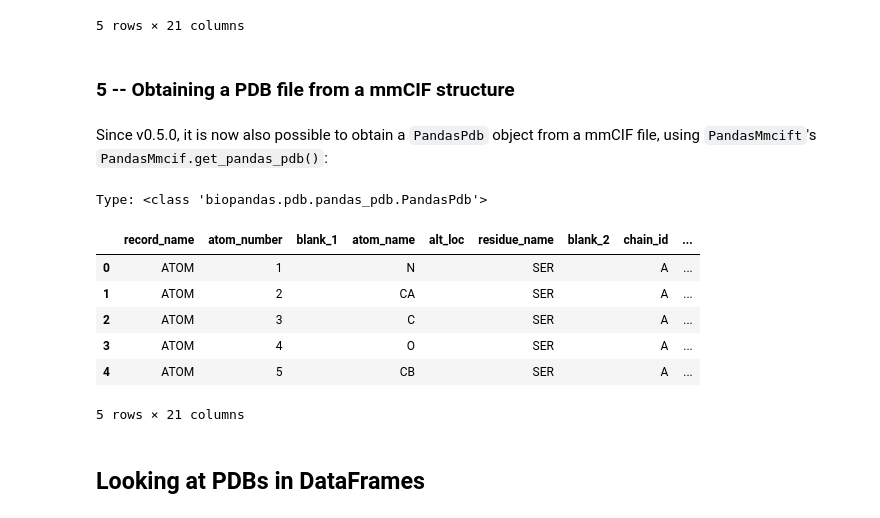
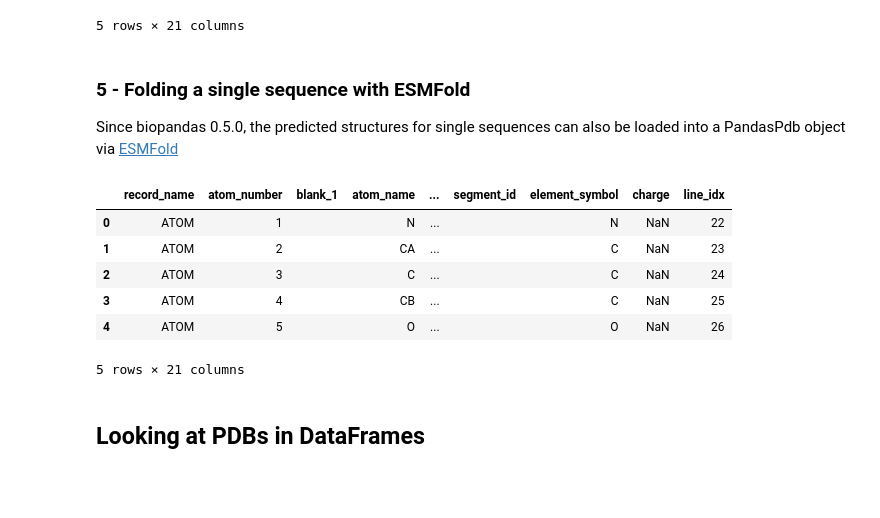
Before and after one commit to BioPandas/biopandas, a Jupyter notebook: docs/tutorials/Working_with_PDB_Structures_in_DataFrames.ipynb, the cells around one changed output. Cells and saved outputs as stored; diff of their text form; code cells hidden in the pictures; blank space fills up the shorter version.

Commit message:
add ESMFold usage to notebooks

```diff
--- a/docs/tutorials/Working_with_PDB_Structures_in_DataFrames.ipynb
+++ b/docs/tutorials/Working_with_PDB_Structures_in_DataFrames.ipynb
@@ -142,28 +145,23 @@ ppdb2.df['ATOM'].head()
 | 3 | ATOM | 4 |  | O | ... |  | O | NaN | 612 |
 | 4 | ATOM | 5 |  | CB | ... |  | C | NaN | 613 |
 5 rows × 21 columns
-# %% [markdown]
-### 5 -- Obtaining a PDB file from a mmCIF structure
-# %% [markdown]
-Since v0.5.0, it is now also possible to obtain a `PandasPdb` object from a mmCIF file, using `PandasMmcift`'s `PandasMmcif.get_pandas_pdb()`:
-# %%
-from biopandas.mmcif import PandasMmcif
-
-
-mmcif = PandasMmcif().fetch_mmcif("3EIY")
-pdb = mmcif.get_pandas_pdb()
-
-print("Type:", type(pdb))
-pdb.df["ATOM"].head()
-# %% [output]
-Type: <class 'biopandas.pdb.pandas_pdb.PandasPdb'>
-|  | record_name | atom_number | blank_1 | atom_name | alt_loc | residue_name | blank_2 | chain_id | ... |
-| 0 | ATOM | 1 |  | N |  | SER |  | A | ... |
-| 1 | ATOM | 2 |  | CA |  | SER |  | A | ... |
-| 2 | ATOM | 3 |  | C |  | SER |  | A | ... |
-| 3 | ATOM | 4 |  | O |  | SER |  | A | ... |
-| 4 | ATOM | 5 |  | CB |  | SER |  | A | ... |
-5 rows × 21 columns
+# %% [markdown]
+### 5 - Folding a single sequence with ESMFold
+
+Since biopandas 0.5.0, the predicted structures for single sequences can also be loaded into a PandasPdb object via [ESMFold](https://esmatlas.com/)
+# %%
+ppdb3 = PandasPdb()
+ppdb3.fetch_pdb(sequence="MKTVRQERLKSIVRILERSKEPVSGAQLAEELSVSRQVIVQDIAYLRSLGYNIVATPRGYVLAGG")
+
+ppdb3.df['ATOM'].head()
+# %% [output]
+|  | record_name | atom_number | blank_1 | atom_name | ... | segment_id | element_symbol | charge | line_idx |
+| 0 | ATOM | 1 |  | N | ... |  | N | NaN | 22 |
+| 1 | ATOM | 2 |  | CA | ... |  | C | NaN | 23 |
+| 2 | ATOM | 3 |  | C | ... |  | C | NaN | 24 |
+| 3 | ATOM | 4 |  | CB | ... |  | C | NaN | 25 |
+| 4 | ATOM | 5 |  | O | ... |  | O | NaN | 26 |
+5 rows × 21 columns
 # %% [markdown]
 ## Looking at PDBs in DataFrames
 # %% [markdown]
```
Also changed, not shown: parts of 3 cells of this notebook, 1 other file.
